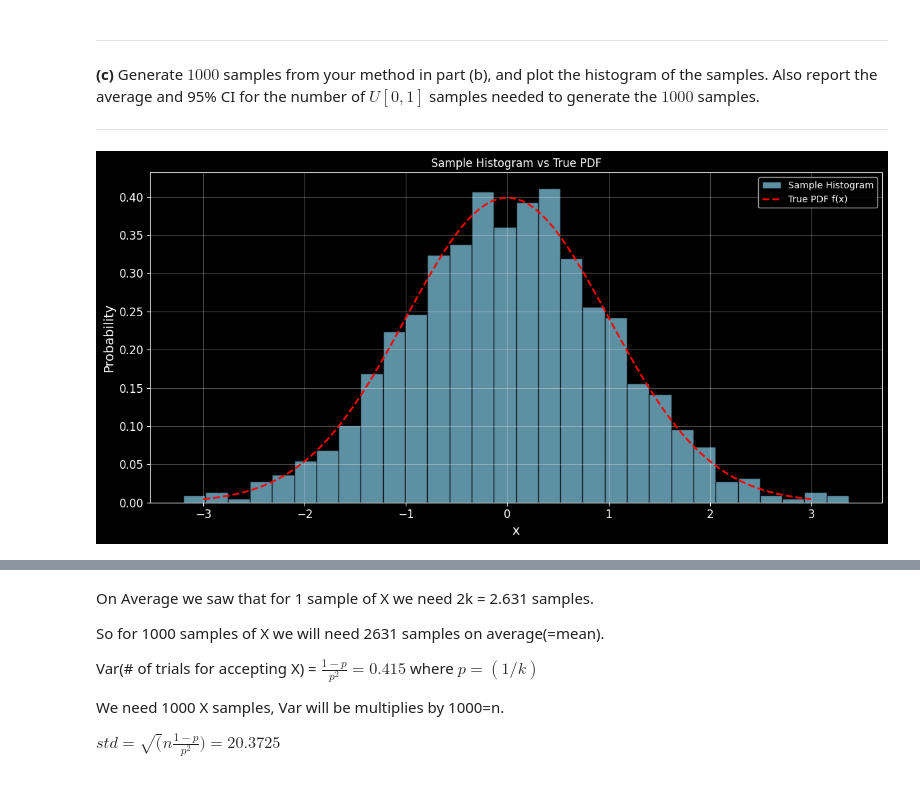
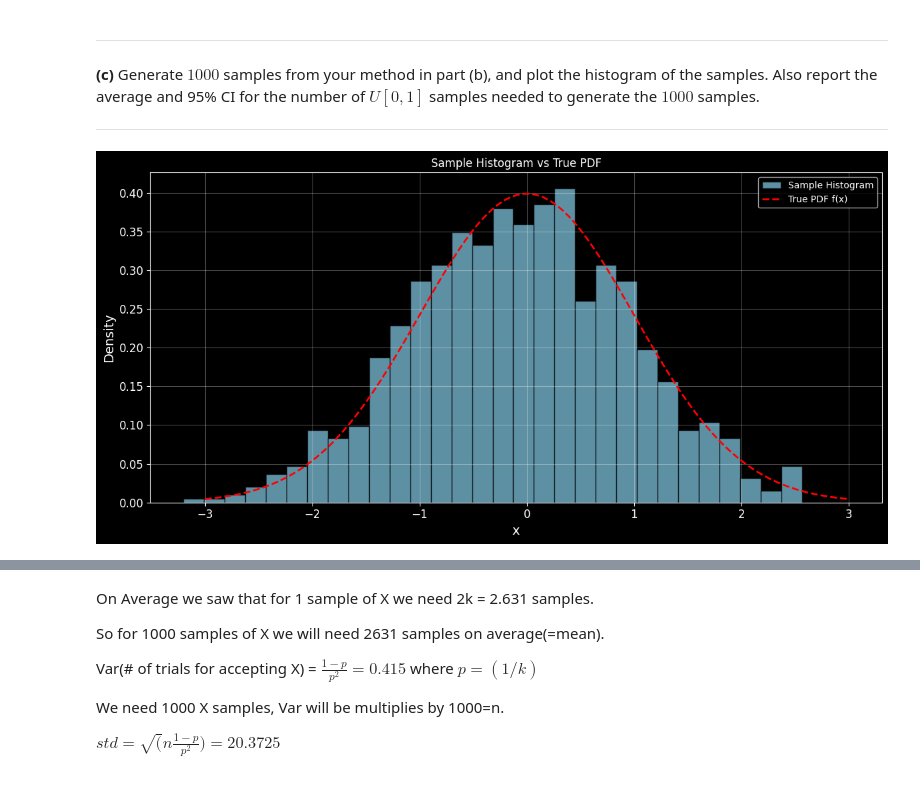
Before and after one commit to Pratvi27/ORIE5581, a Jupyter notebook: ORIE5581-SimulationHW3.ipynb, the cells around one changed output, grey strips where cells are left out. Saved outputs shown, nothing was run; the diff lists cells and outputs as text; code cells hidden in the pictures.

```diff
--- a/ORIE5581-SimulationHW3.ipynb
+++ b/ORIE5581-SimulationHW3.ipynb
@@ -754,35 +759,35 @@ def acceptance_rejection_criteria(n, k):
     return -1
 
 def acceptance_rejection_sample(n, k):
   samples = []
   count=0
   while len(samples) < n:
     sample = acceptance_rejection_criteria(n, k)
     count+=2
     if sample != -1:
       samples.append(sample)
   return (samples, count)
 
 
 n = 1000
 k = 1.3155
 samples, count = acceptance_rejection_sample(n, k)
 
 plt.figure(figsize=(12, 6))
 plt.hist(samples, bins=30, density=True, alpha=0.7, color='skyblue', edgecolor='black', label='Sample Histogram')
 
 x_range = np.linspace(-3, 3, 100)
 true_pdf = [q4bf(x) for x in x_range]
 plt.plot(x_range, true_pdf, 'r--', linewidth=2, label='True PDF f(x)')
 plt.xlabel('x')
-plt.ylabel('Probability')
+plt.ylabel('Density')
 plt.title('Sample Histogram vs True PDF')
 plt.legend()
 plt.grid(True, alpha=0.3)
 plt.tight_layout()
 plt.show()
 # %% [output]
-[figure, old version]
+[figure, new version]
 # %%
 print("# of uniform random samples generated for 1000 samples of X = ", count)
 # %% [output]
```
Also changed, not shown: parts of 9 cells of this notebook.
